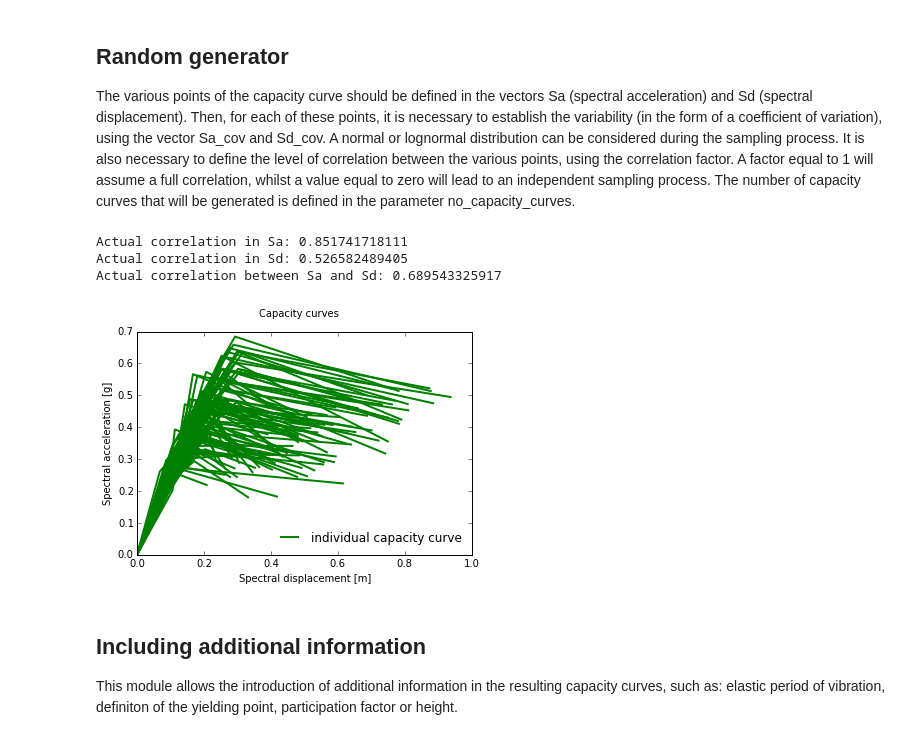
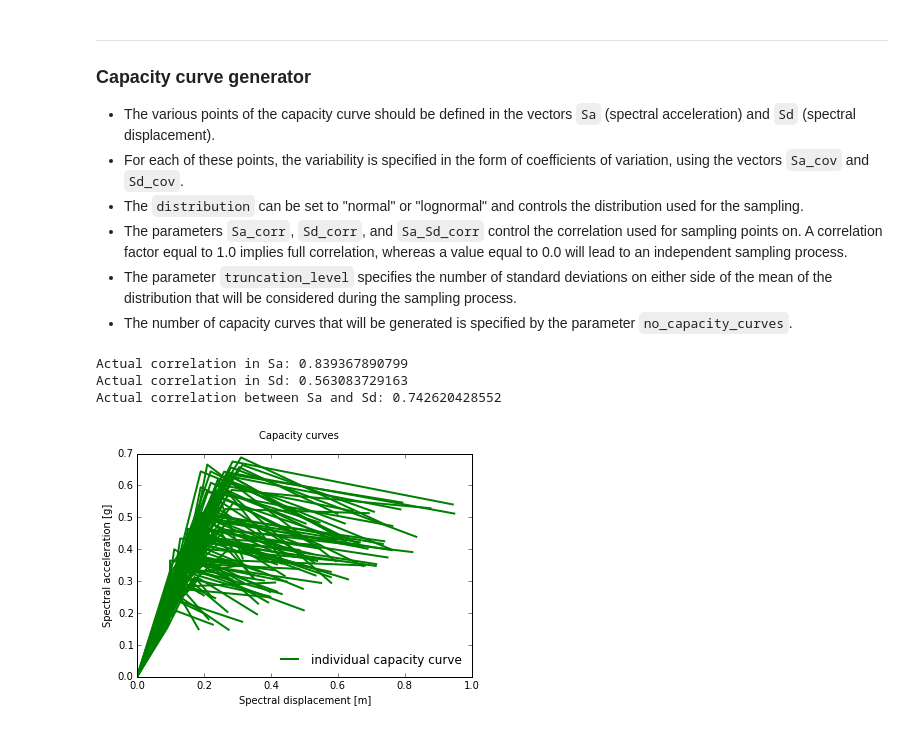
Before and after one commit to GEMScienceTools/rmtk, a Jupyter notebook: rmtk/vulnerability/model_generator/point_dispersion/point_dispersion.ipynb, the cells around one changed output. Drawn from its saved outputs; the diff is of its cells as text; code cells hidden in the pictures.

Commit message:
description: cc generation point dispersion

```diff
--- a/rmtk/vulnerability/model_generator/point_dispersion/point_dispersion.ipynb
+++ b/rmtk/vulnerability/model_generator/point_dispersion/point_dispersion.ipynb
@@ -6,28 +15,20 @@ This module can be used to generate many synthethic capacity curves (spectral ac
 # %% [markdown]
-## Random generator
-The various points of the capacity curve should be defined in the vectors Sa (spectral acceleration) and Sd (spectral displacement). Then, for each of these points, it is necessary to establish the variability (in the form of a coefficient of variation), using the vector Sa_cov and Sd_cov. A normal or lognormal distribution can be considered during the sampling process. It is also necessary to define the level of correlation between the various points, using the correlation factor. A factor equal to 1 will assume a full correlation, whilst a value equal to zero will lead to an independent sampling process. The number of capacity curves that will be generated is defined in the parameter no_capacity_curves.
+---
+### Capacity curve generator
+* The various points of the capacity curve should be defined in the vectors `Sa` (spectral acceleration) and `Sd` (spectral displacement).
+* For each of these points, the variability is specified in the form of coefficients of variation, using the vectors `Sa_cov` and `Sd_cov`.
+* The `distribution` can be set to "normal" or "lognormal" and controls the distribution used for the sampling.
+* The parameters `Sa_corr`, `Sd_corr`, and `Sa_Sd_corr` control the correlation used for sampling points on. A correlation factor equal to 1.0 implies full correlation, whereas a value equal to 0.0 will lead to an independent sampling process.
+* The parameter `truncation_level` specifies the number of standard deviations on either side of the mean of the distribution that will be considered during the sampling process.
+* The number of capacity curves that will be generated is specified by the parameter `no_capacity_curves`.
 # %%
-import point_dispersion
-from rmtk.vulnerability.common import utils
-%matplotlib inline
-
-Sa = [0.25, 0.45, 0.35]
-Sa_cov = [0.25, 0.30, 0.30]
-Sd =  [0.10, 0.20, 0.50]
-Sd_cov = [0.20, 0.30, 0.45]
-type_dist = 'normal'
+Sa_means = [0.25, 0.45, 0.35]
+Sa_covs  = [0.25, 0.30, 0.30]
+Sd_means = [0.10, 0.20, 0.50]
+Sd_covs  = [0.20, 0.30, 0.45]
+distribution = "normal"
 Sa_corr = 0.9
 Sd_corr = 0.6
-SaSd_corr = 0.8
-truncation = 2
-no_cc = 100
-capacity_curves = point_dispersion.generate_capacity_curves(Sa,Sa_cov,Sd,Sd_cov,type_dist,no_cc,Sa_corr,Sd_corr,SaSd_corr,truncation)
-utils.plot_capacity_curves(capacity_curves)
+Sa_Sd_corr = 0.8
+truncation_level = 2
+no_capacity_curves = 100
-# %% [output]
-Actual correlation in Sa: 0.851741718111
-Actual correlation in Sd: 0.526582489405
-Actual correlation between Sa and Sd: 0.689543325917
-[figure, removed]
-# %% [markdown]
-## Including additional information
-This module allows the introduction of additional information in the resulting capacity curves, such as: elastic period of vibration, definiton of the yielding point, participation factor or height.
@@ -45,0 +35,10 @@ utils.save_SdSa_capacity_curves(capacity_curves,'text.csv')
+# %%
+capacity_curves = pd.generate_capacity_curves(Sa_means, Sa_covs, Sd_means, Sd_covs,
+                                              distribution, no_capacity_curves,
+                                              Sa_corr, Sd_corr, Sa_Sd_corr, truncation_level)
+utils.plot_capacity_curves(capacity_curves)
+# %% [output]
+Actual correlation in Sa: 0.839367890799
+Actual correlation in Sd: 0.563083729163
+Actual correlation between Sa and Sd: 0.742620428552
+[figure, added]
```
Also changed, not shown: parts of 10 cells of this notebook, 2 other files.
